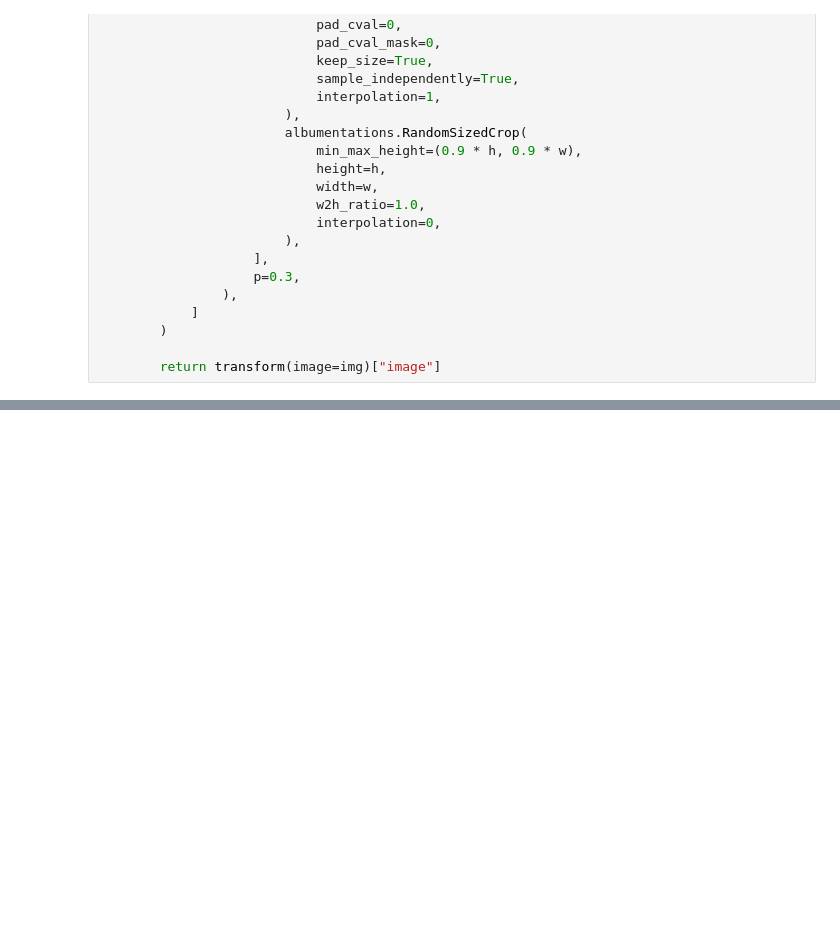
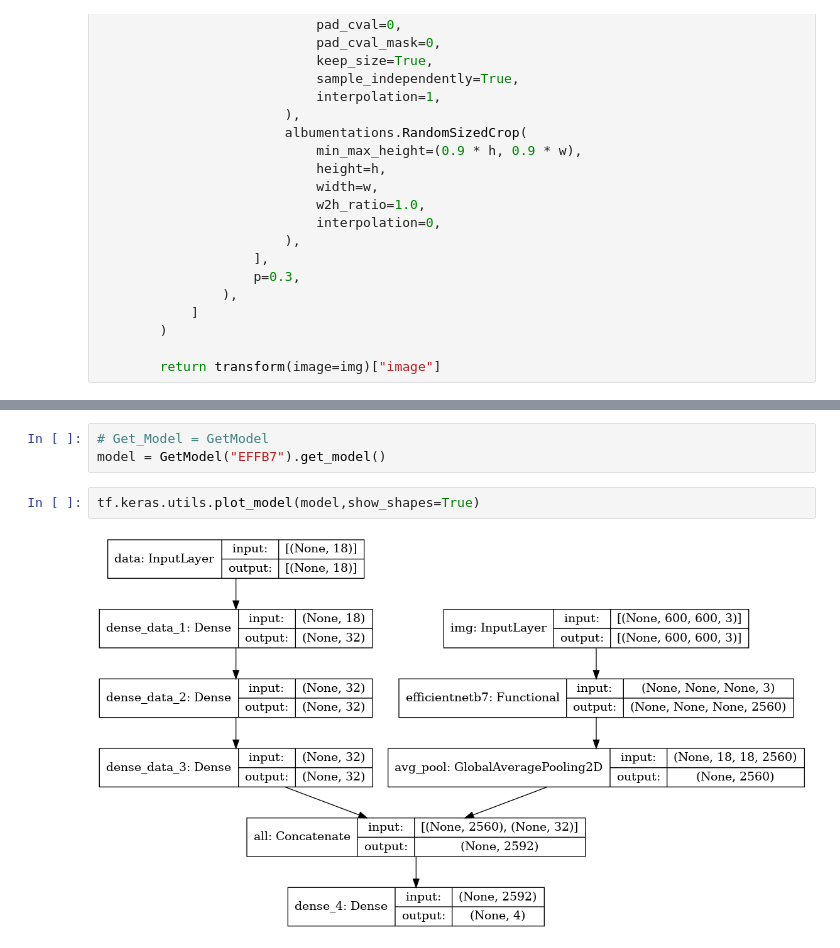
Before and after one commit to ntatanko/kaggle_covid, a Jupyter notebook: src/generator.ipynb, the cells around one changed output, grey strips where cells are left out. Drawn from its saved outputs; the diff is of its cells as text; blank space fills up the shorter version.

```diff
--- a/src/generator.ipynb
+++ b/src/generator.ipynb
@@ -279,0 +412,7 @@ np.stack([a, a, a], axis=-1).shape
+# %%
+# Get_Model = GetModel
+model = GetModel("EFFB7").get_model()
+# %%
+tf.keras.utils.plot_model(model,show_shapes=True)
+# %% [output]
+[figure, added]
```
Also changed, not shown: parts of 27 cells of this notebook, 6 other files.
